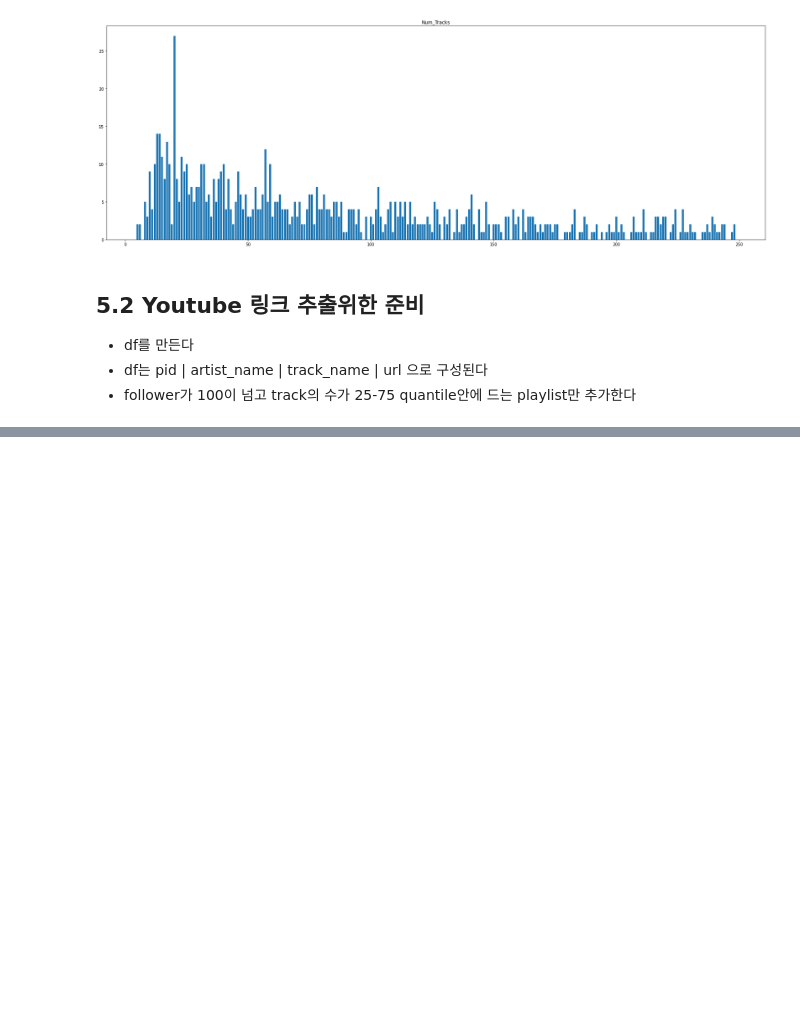
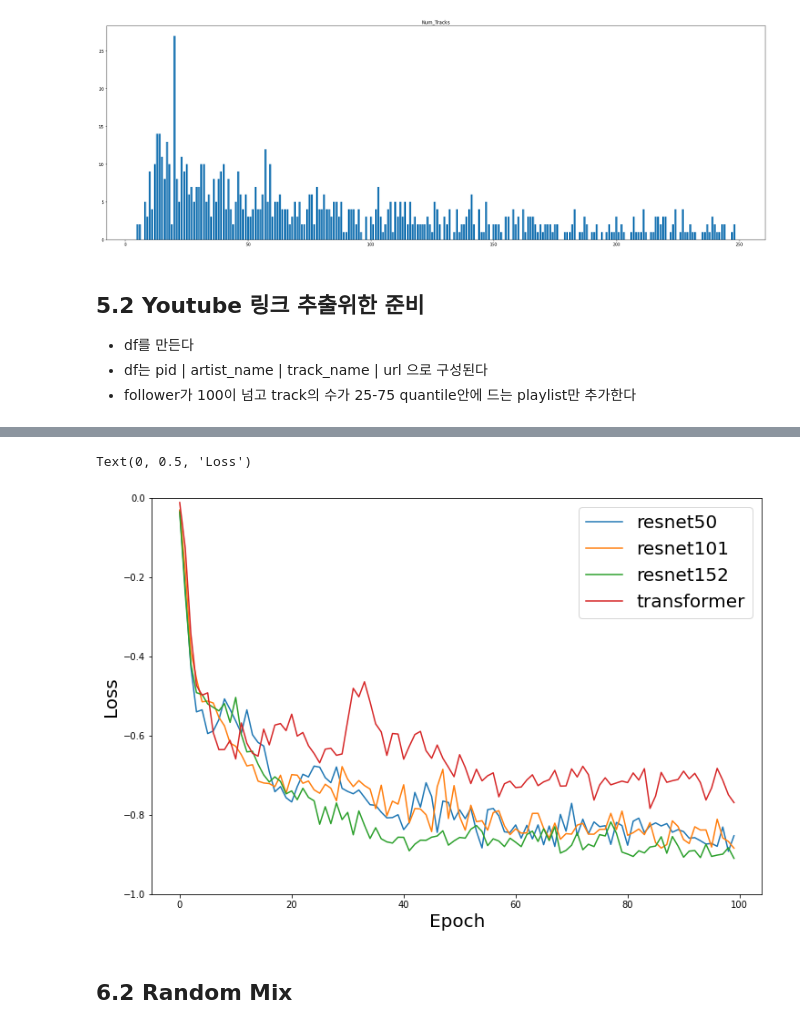
Before and after one commit to HongSungRae/SiamRec, a Jupyter notebook: statistics.ipynb, the cells around one changed output, grey strips where cells are left out. Drawn from its saved outputs; the diff is of its cells as text; code cells hidden in the pictures; blank space fills up the shorter version.

```diff
--- a/statistics.ipynb
+++ b/statistics.ipynb
@@ -255,0 +256,34 @@ StopIteration:
+# %%
+resnet50 = open('./exp_resnet50_pedalboard_adam_small/train_loss.log')
+resnet101 = open('./exp_resnet101_pedalboard_adam_small/train_loss.log')
+resnet152 = open('./exp_resnet152_pedalboard_adam_small/train_loss.log')
+transformer = open('./exp_transformer_pedalboard_adam_small/train_loss.log')
+lines_resnet50 = resnet50.readlines()
+lines_resnet101 = resnet101.readlines()
+lines_resnet152 = resnet152.readlines()
+lines_transformer = transformer.readlines()
+l1,l2,l3,l4 = [],[],[],[]
+for line in lines_resnet50:
+    l1.append(float(line.split(' ')[1]))
+for line in lines_resnet101:
+    l2.append(float(line.split(' ')[1]))
+for line in lines_resnet152:
+    l3.append(float(line.split(' ')[1]))
+for line in lines_transformer:
+    l4.append(float(line.split(' ')[1]))
+# %%
+plt.figure(figsize=(12,8))
+plt.plot(l1,label='resnet50')
+plt.plot(l2,label='resnet101')
+plt.plot(l3,label='resnet152')
+plt.plot(l4,label='transformer')
+plt.legend(fontsize=20)
+# plt.title('Loss Curve',fontsize=20)
+plt.ylim((-1,0))
+plt.xlabel('Epoch',fontsize=20)
+plt.ylabel('Loss',fontsize=20)
+# %% [output]
+Text(0, 0.5, 'Loss')
+[figure, added]
+# %% [markdown]
+## 6.2 Random Mix
```
Also changed, not shown: parts of 14 cells of this notebook, 7 other files.
